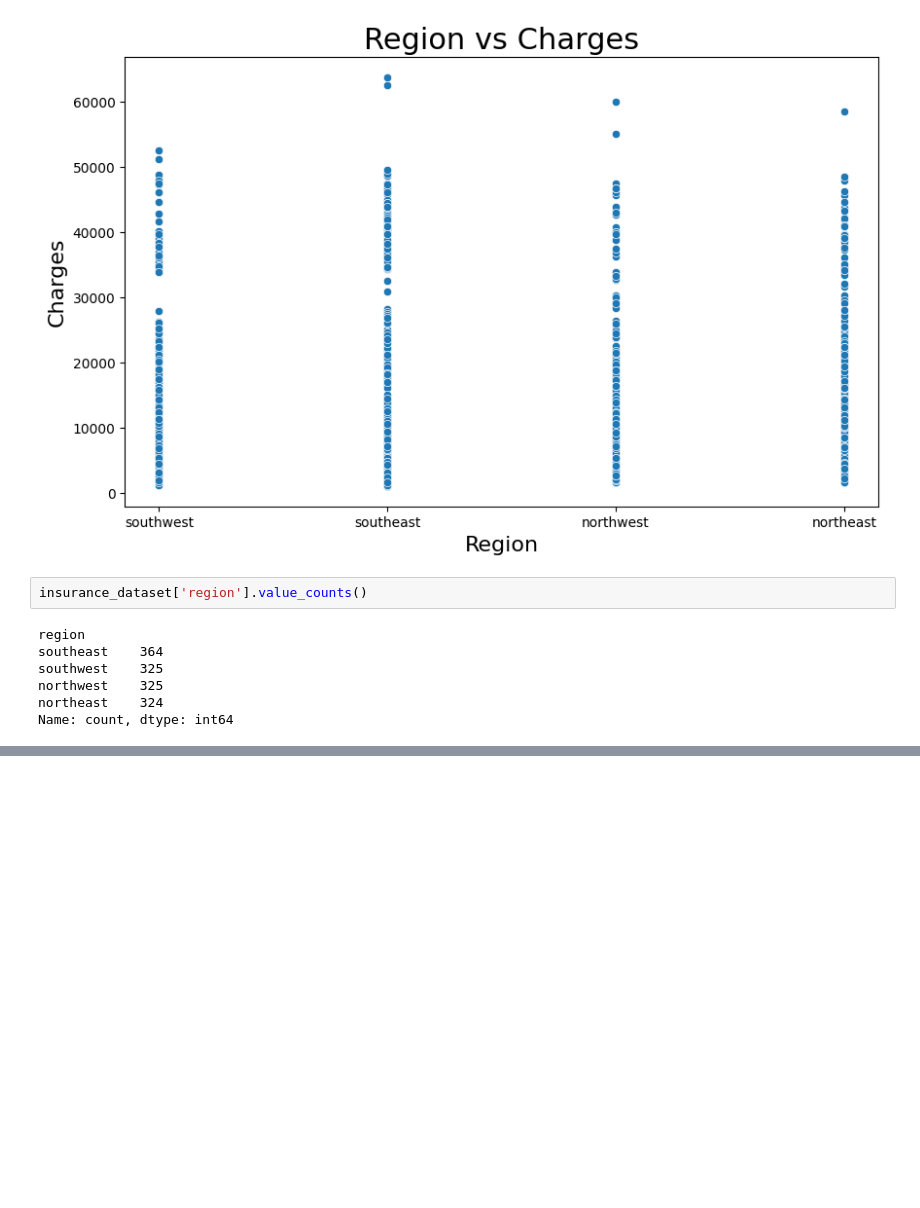
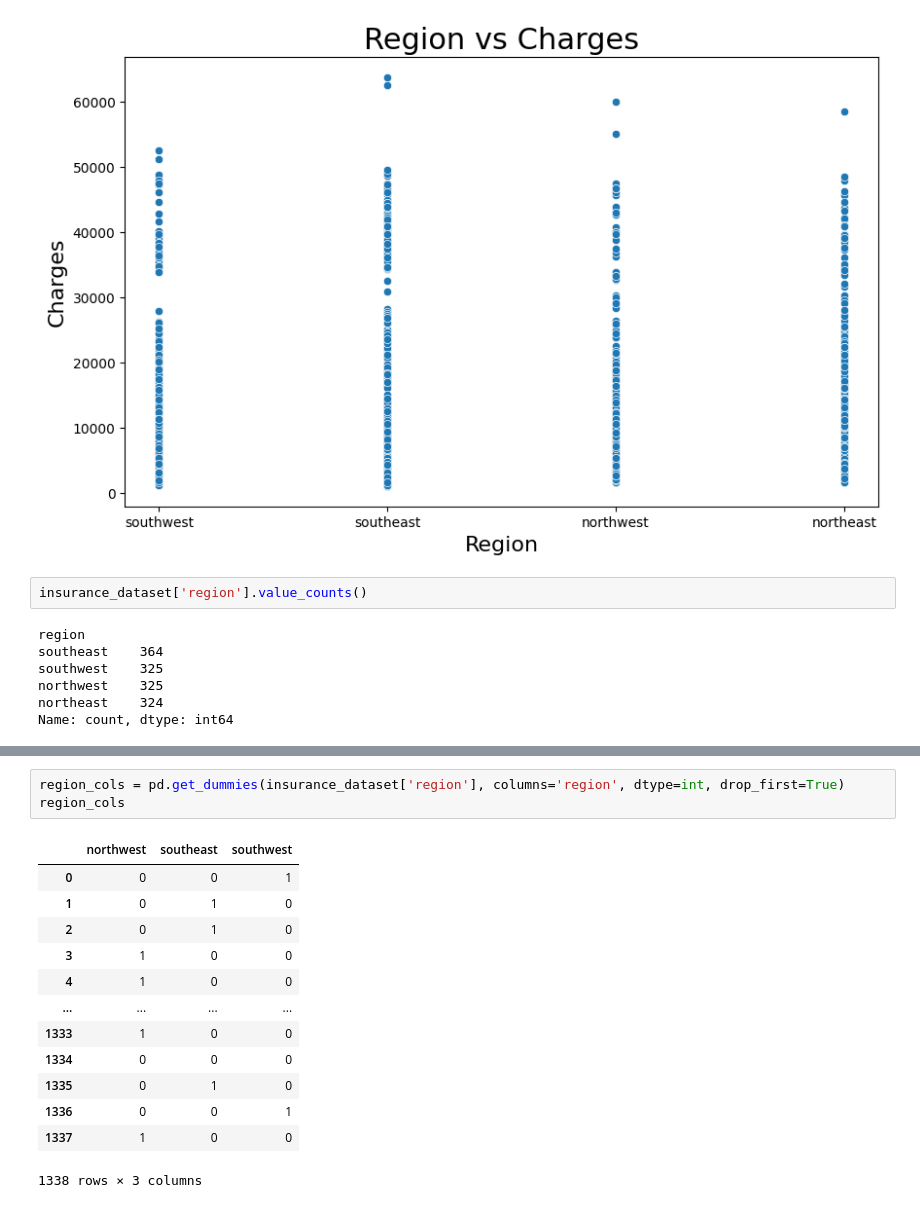
Before and after one commit to JinitLimbachiya/Health-Insurance-Prediction, a Jupyter notebook: main.ipynb, the cells around one changed output, grey strips where cells are left out. Cells and saved outputs as stored; diff of their text form; blank space fills up the shorter version.

```diff
--- a/main.ipynb
+++ b/main.ipynb
@@ -145,0 +169,17 @@ Name: count, dtype: int64
+# %%
+region_cols = pd.get_dummies(insurance_dataset['region'], columns='region', dtype=int, drop_first=True)
+region_cols
+# %% [output]
+|  | northwest | southeast | southwest |
+| 0 | 0 | 0 | 1 |
+| 1 | 0 | 1 | 0 |
+| 2 | 0 | 1 | 0 |
+| 3 | 1 | 0 | 0 |
+| 4 | 1 | 0 | 0 |
+| ... | ... | ... | ... |
+| 1333 | 1 | 0 | 0 |
+| 1334 | 0 | 0 | 0 |
+| 1335 | 0 | 1 | 0 |
+| 1336 | 0 | 0 | 1 |
+| 1337 | 1 | 0 | 0 |
+1338 rows × 3 columns
```
Also changed, not shown: parts of 5 cells of this notebook.
